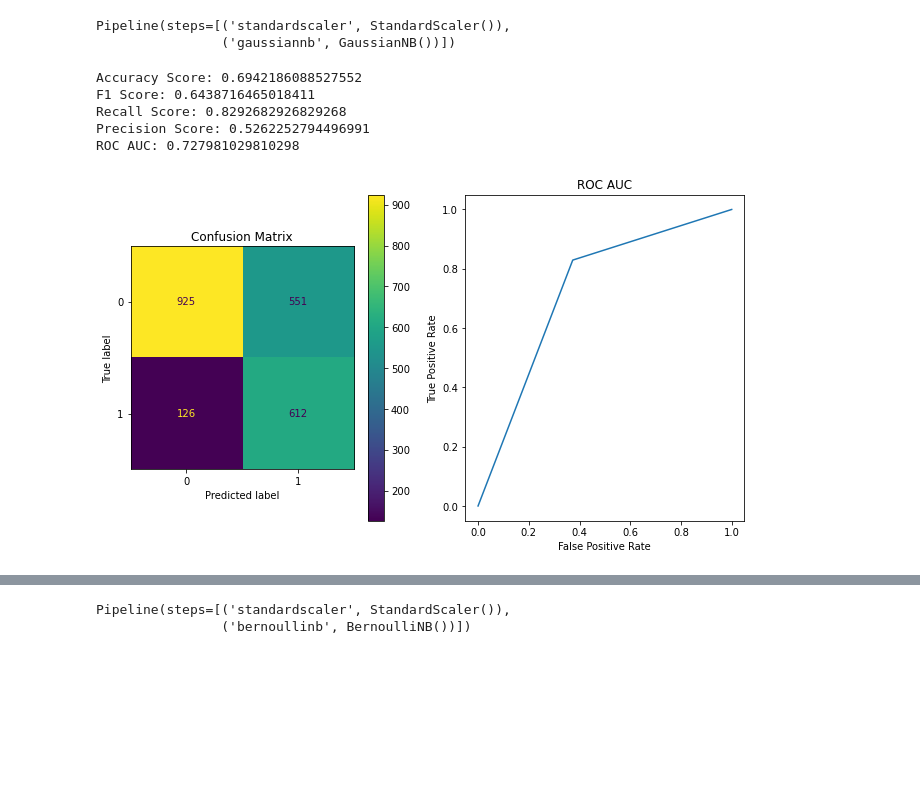
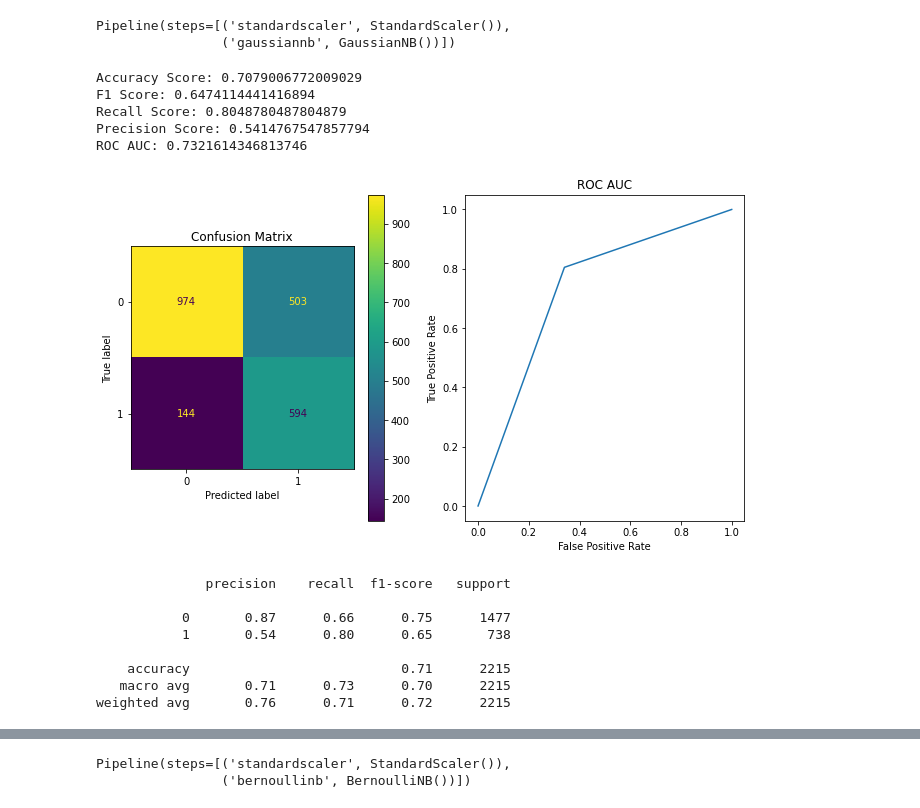
Before and after one commit to MohammadRouintan/Vehicle-Insurance-Claim-Fraud-Detection-Classification, a Jupyter notebook: VehicleInsuranceCLASSIFICATION.ipynb, the cells around one changed output, grey strips where cells are left out. Cells and saved outputs as stored; diff of their text form; code cells hidden in the pictures; blank space fills up the shorter version.

```diff
--- a/VehicleInsuranceCLASSIFICATION.ipynb
+++ b/VehicleInsuranceCLASSIFICATION.ipynb
@@ -715,0 +1134,10 @@ ROC AUC: 0.6753531040526556
+# %%
+grid_parameters = {'n_neighbors': np.arange(5, 31),
+                   'weights': ['uniform', 'distance']}
+
+grid_search = GridSearchCV(estimator=KNeighborsClassifier(), param_grid=grid_parameters, cv=10, scoring='f1')
+# %%
+standard_scaler = StandardScaler()
+x_train_scaled = standard_scaler.fit_transform(x_train)
+# %%
+grid_search.fit(x_train_scaled, y_train)
@@ -720,19 +1154,27 @@ ROC AUC: 0.6753531040526556
 from sklearn.naive_bayes import GaussianNB
 gaussian_nb_clf = make_pipeline(StandardScaler(),  GaussianNB())
 # %%
-gaussian_nb_clf.fit(x_under, y_under)
+gaussian_nb_clf.fit(x_train, y_train)
 # %% [output]
 Pipeline(steps=[('standardscaler', StandardScaler()),
                 ('gaussiannb', GaussianNB())])
 # %%
-analysis_model_with_train('gaussian_nb_clf_under', gaussian_nb_clf, x_under, y_under)
+analysis_model_with_train('gaussian_nb_clf_under', gaussian_nb_clf, x_train, y_train)
 # %% [output]
-Accuracy Score: 0.6942186088527552
-F1 Score: 0.6438716465018411
-Recall Score: 0.8292682926829268
-Precision Score: 0.5262252794496991
-ROC AUC: 0.727981029810298
+Accuracy Score: 0.7079006772009029
+F1 Score: 0.6474114441416894
+Recall Score: 0.8048780487804879
+Precision Score: 0.5414767547857794
+ROC AUC: 0.7321614346813746
-[figure, old version]
+[figure, new version]
+              precision    recall  f1-score   support
+
+           0       0.87      0.66      0.75      1477
+           1       0.54      0.80      0.65       738
+
+    accuracy                           0.71      2215
+   macro avg       0.71      0.73      0.70      2215
+weighted avg       0.76      0.71      0.72      2215
 # %%
 analysis_model_with_test('gaussian_nb_clf_under', gaussian_nb_clf, x_test, y_test)
 # %% [output]
```
Also changed, not shown: parts of 105 cells of this notebook.
